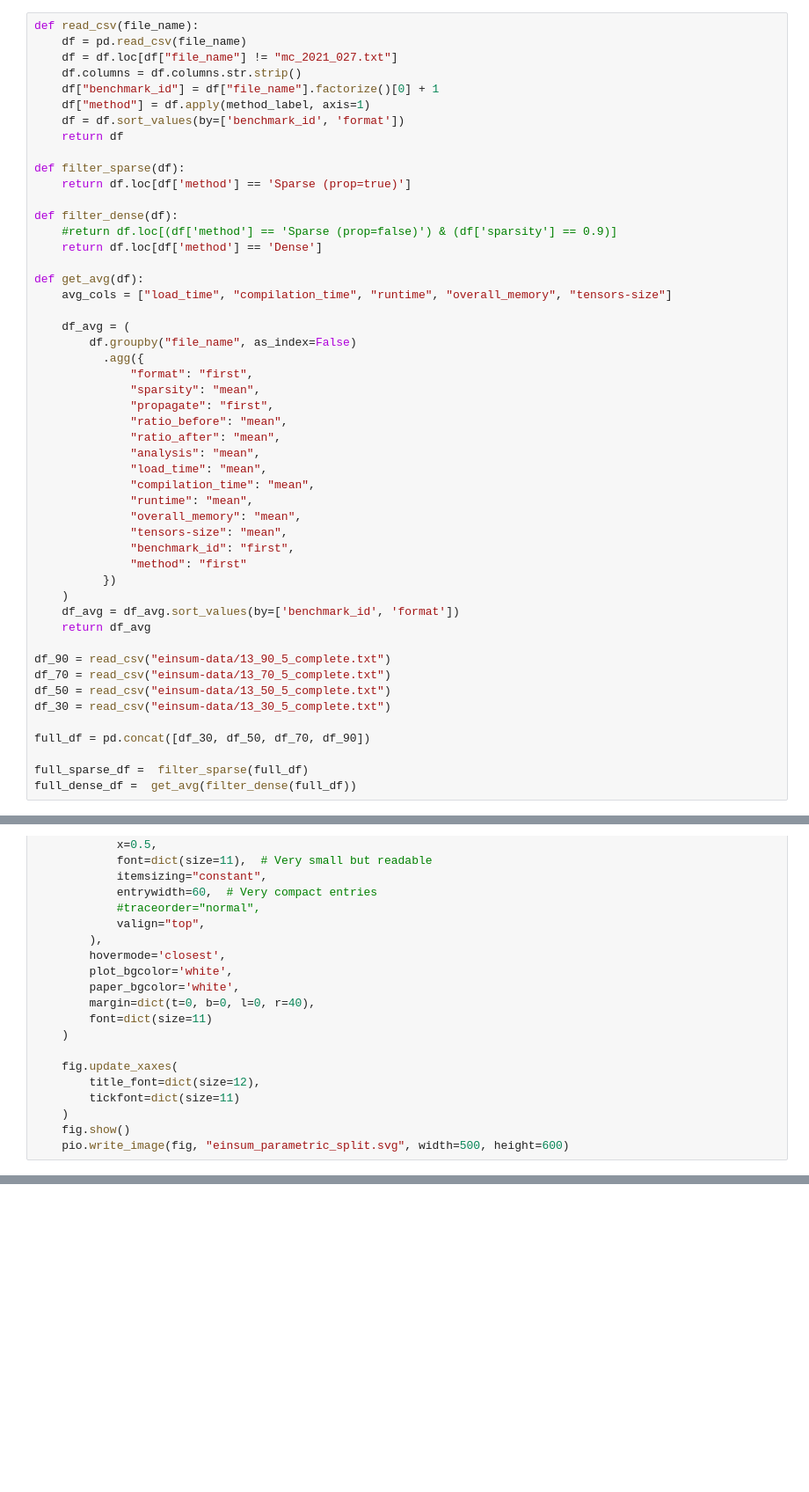
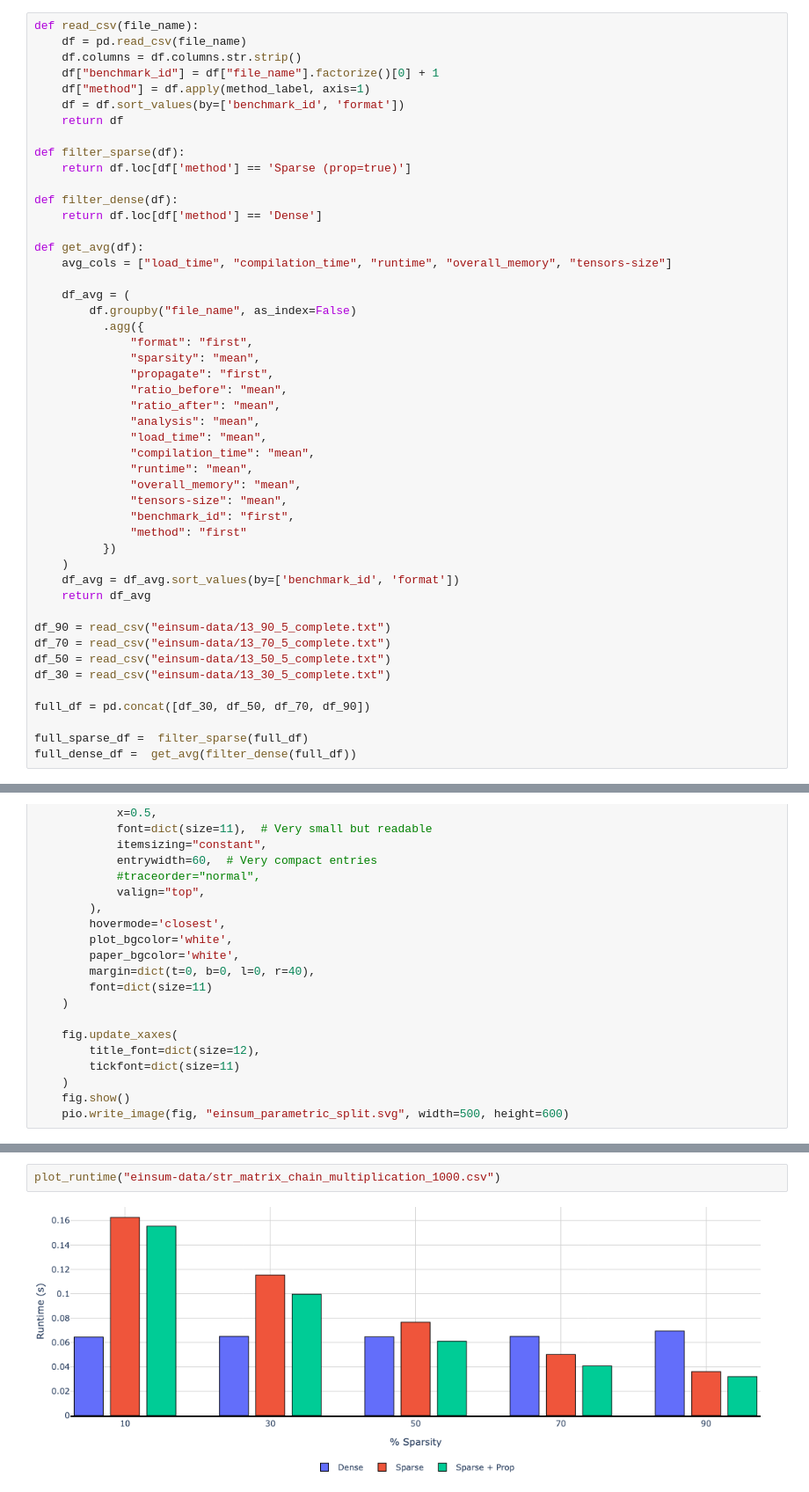
Before and after one commit to lac-dcc/adlet, a Jupyter notebook: benchmarks/analysis/einsum.ipynb, the cells around one changed output, grey strips where cells are left out. Shown at 88% size. Cells and saved outputs as stored; diff of their text form; blank space fills up the shorter version.

```diff
--- a/benchmarks/analysis/einsum.ipynb
+++ b/benchmarks/analysis/einsum.ipynb
@@ -357,7 +198,6 @@ pio.write_image(fig, "einsum_analysis_time.svg", width=500, height=600)
 # %%
 def read_csv(file_name):
     df = pd.read_csv(file_name)
-    df = df.loc[df["file_name"] != "mc_2021_027.txt"]
     df.columns = df.columns.str.strip()
     df["benchmark_id"] = df["file_name"].factorize()[0] + 1
     df["method"] = df.apply(method_label, axis=1)
@@ -368,7 +208,6 @@ def filter_sparse(df):
     return df.loc[df['method'] == 'Sparse (prop=true)']
 
 def filter_dense(df):
-    #return df.loc[(df['method'] == 'Sparse (prop=false)') & (df['sparsity'] == 0.9)]
     return df.loc[df['method'] == 'Dense']
 
 def get_avg(df):
@@ -953,0 +611,4 @@ plot_parametric_split(full_df)
+# %%
+plot_runtime("einsum-data/str_matrix_chain_multiplication_1000.csv")
+# %% [output]
+[figure, added]
```
Also changed, not shown: parts of 19 cells of this notebook, 3 other files.
